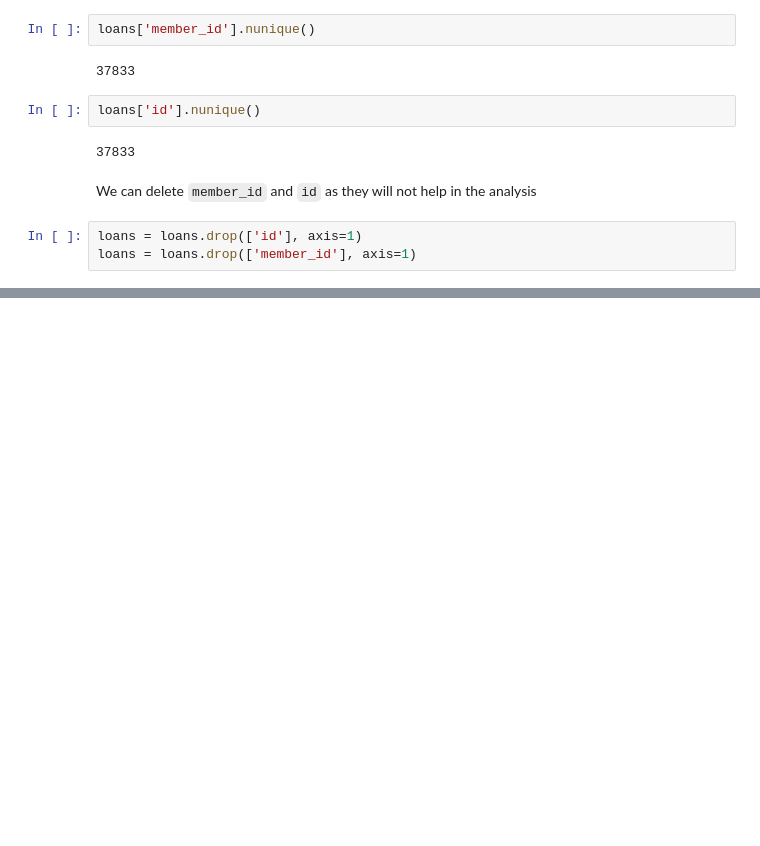
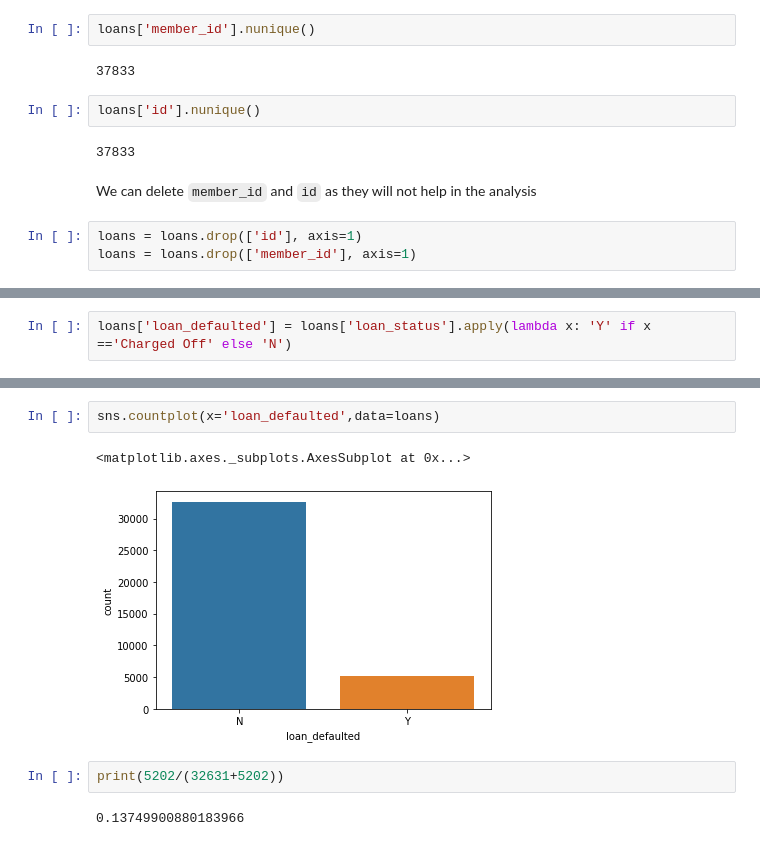
Before and after one commit to ashwanikumar04/loan-defaulter-case-study, a Jupyter notebook: ashwani_kumar.ipynb, the cells around one changed output, grey strips where cells are left out. Drawn from its saved outputs; the diff is of its cells as text; blank space fills up the shorter version.

```diff
--- a/ashwani_kumar.ipynb
+++ b/ashwani_kumar.ipynb
@@ -218,0 +242,2 @@ loans = loans.drop(['member_id'], axis=1)
+# %%
+loans['loan_defaulted'] = loans['loan_status'].apply(lambda x: 'Y' if x =='Charged Off' else 'N')
@@ -218,0 +250,9 @@ loans = loans.drop(['member_id'], axis=1)
+# %%
+sns.countplot(x='loan_defaulted',data=loans)
+# %% [output]
+<matplotlib.axes._subplots.AxesSubplot at 0x...>
+[figure, added]
+# %%
+print(5202/(32631+5202))
+# %% [output]
+0.13749900880183966
```
Also changed, not shown: parts of 13 cells of this notebook.
